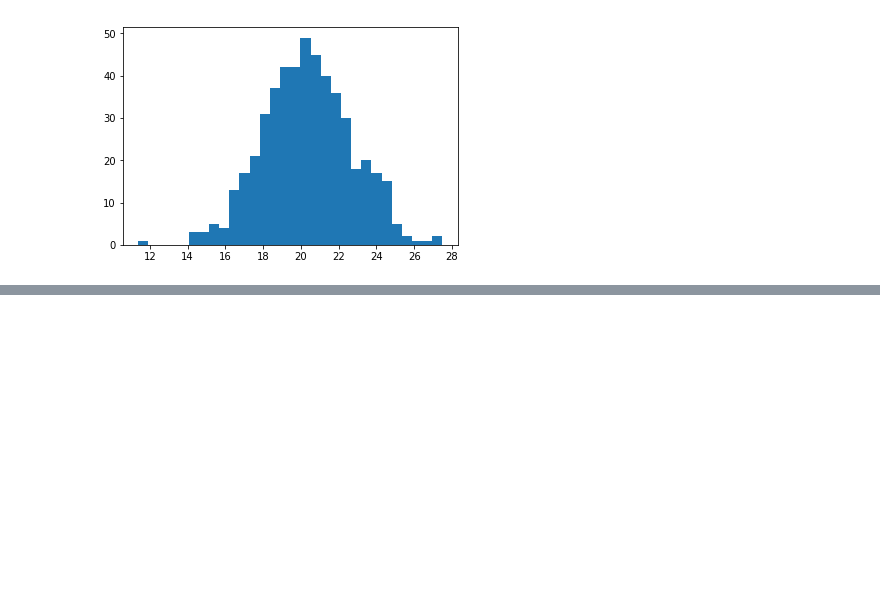
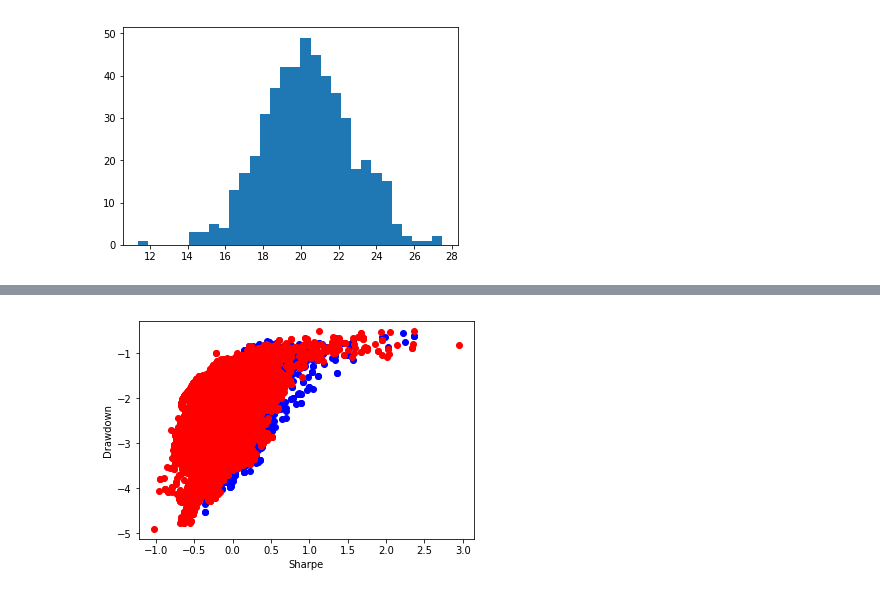
Before and after one commit to aaaquants/QuantBasics1-4, a Jupyter notebook: quant_basics.ipynb, the cells around one changed output, grey strips where cells are left out. Cells and saved outputs as stored; diff of their text form; code cells hidden in the pictures; blank space fills up the shorter version.

```diff
--- a/quant_basics.ipynb
+++ b/quant_basics.ipynb
@@ -541,0 +553,8 @@ plt.show()
+# %%
+plt.plot(sharpes1,ddwns1,'bo')
+plt.plot(sharpes2,ddwns2,'ro')
+plt.xlabel('Sharpe')
+plt.ylabel('Drawdown')
+plt.show()
+# %% [output]
+[figure, added]
```
Also changed, not shown: parts of 5 cells of this notebook.
